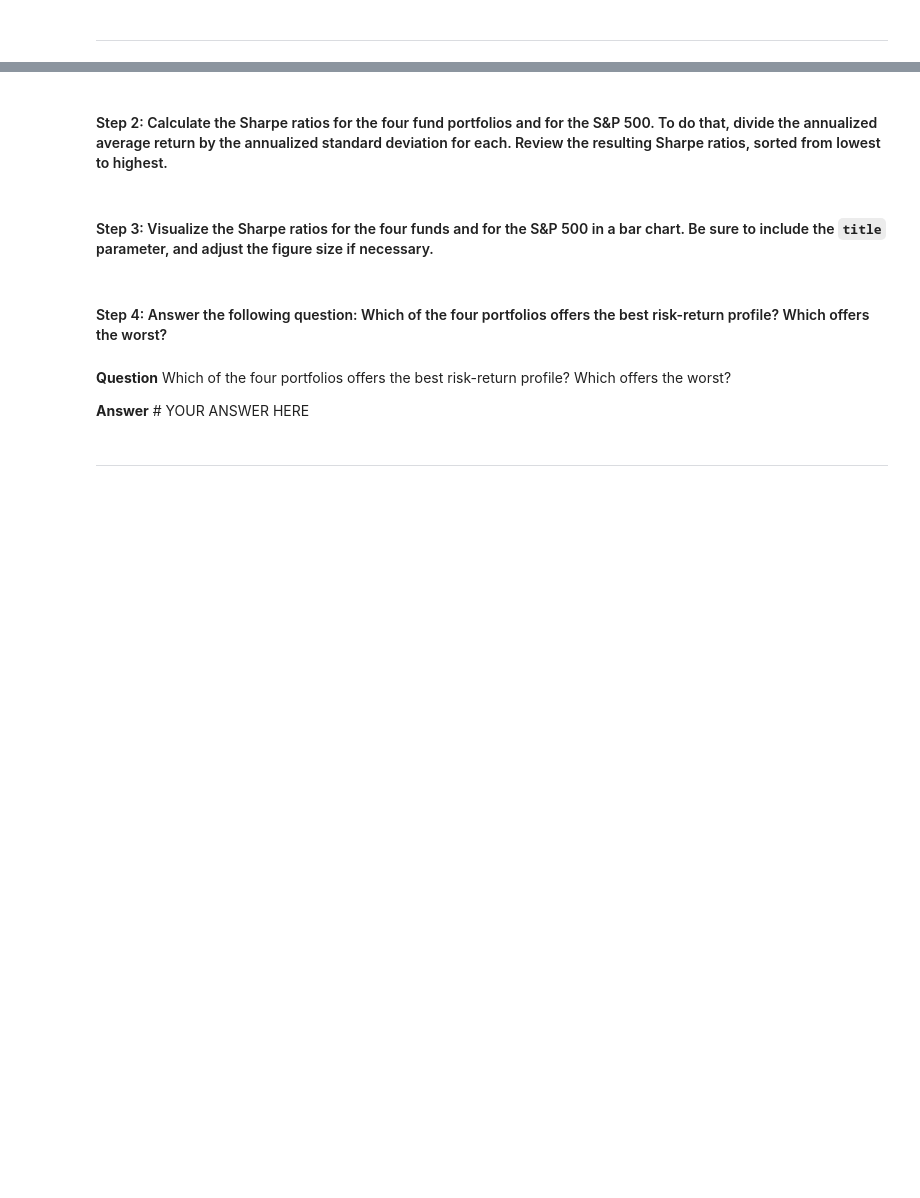
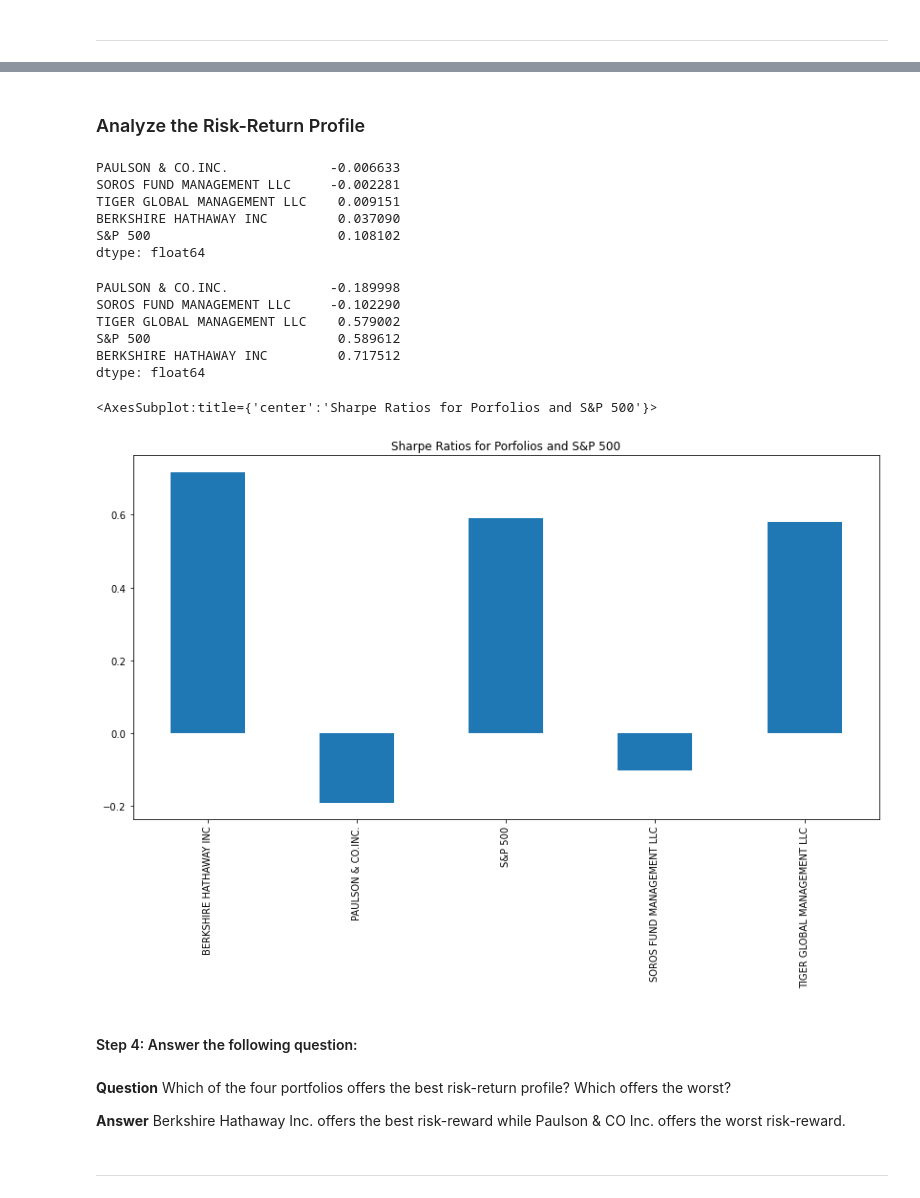
Before and after one commit to Deep4Patel9/fintech_investment_portfolio, a Jupyter notebook: risk_return_analysis.ipynb, the cells around one changed output, grey strips where cells are left out. Drawn from its saved outputs; the diff is of its cells as text; code cells hidden in the pictures; blank space fills up the shorter version.

Commit message:
Risk-Reward Analysis

```diff
--- a/risk_return_analysis.ipynb
+++ b/risk_return_analysis.ipynb
@@ -309,26 +273,45 @@ To determine the overall risk of an asset or portfolio, quantitative analysts an
+# %% [markdown]
+### Analyze the Risk-Return Profile
 # %%
 # Calculate the annual average return data for the for fund portfolios and the S&P 500
 # Use 252 as the number of trading days in the year
+annual_average_return = daily_returns.mean()* trading_days
+
 # Review the annual average returns sorted from lowest to highest
-# YOUR CODE HERE
+annual_average_return.sort_values()
+# %% [output]
+PAULSON & CO.INC.             -0.006633
+SOROS FUND MANAGEMENT LLC     -0.002281
+TIGER GLOBAL MANAGEMENT LLC    0.009151
+BERKSHIRE HATHAWAY INC         0.037090
+S&P 500                        0.108102
+dtype: float64
-# %% [markdown]
-#### Step 2: Calculate the Sharpe ratios for the four fund portfolios and for the S&P 500. To do that, divide the annualized average return by the annualized standard deviation for each. Review the resulting Sharpe ratios, sorted from lowest to highest.
 # %%
 # Calculate the annualized Sharpe Ratios for each of the 4 portfolios and the S&P 500.
+annual_sharpe_ratio = annual_average_return/annual_standard_deviation
+
 # Review the Sharpe ratios sorted lowest to highest
-# YOUR CODE HERE
+annual_sharpe_ratio.sort_values()
+# %% [output]
+PAULSON & CO.INC.             -0.189998
+SOROS FUND MANAGEMENT LLC     -0.102290
+TIGER GLOBAL MANAGEMENT LLC    0.579002
+S&P 500                        0.589612
+BERKSHIRE HATHAWAY INC         0.717512
+dtype: float64
-# %% [markdown]
-#### Step 3: Visualize the Sharpe ratios for the four funds and for the S&P 500 in a bar chart. Be sure to include the `title` parameter, and adjust the figure size if necessary.
 # %%
 # Visualize the Sharpe ratios as a bar chart
 # Include a title parameter and adjust the figure size
-# YOUR CODE HERE
+annual_sharpe_ratio.plot(kind='bar', figsize=(14,7), title='Sharpe Ratios for Porfolios and S&P 500')
+# %% [output]
+<AxesSubplot:title={'center':'Sharpe Ratios for Porfolios and S&P 500'}>
+[figure, added]
+# %% [markdown]
+#### Step 4: Answer the following question:
 # %% [markdown]
-#### Step 4: Answer the following question: Which of the four portfolios offers the best risk-return profile? Which offers the worst?
+**Question** Which of the four portfolios offers the best risk-return profile? Which offers the worst?
+
+**Answer** Berkshire Hathaway Inc. offers the best risk-reward while Paulson & CO Inc. offers the worst risk-reward.
-# %% [markdown]
-**Question** Which of the four portfolios offers the best risk-return profile? Which offers the worst?
-
-**Answer** # YOUR ANSWER HERE
 # %% [markdown]
 ---
 # %% [markdown]
```
Also changed, not shown: parts of 27 cells of this notebook.
